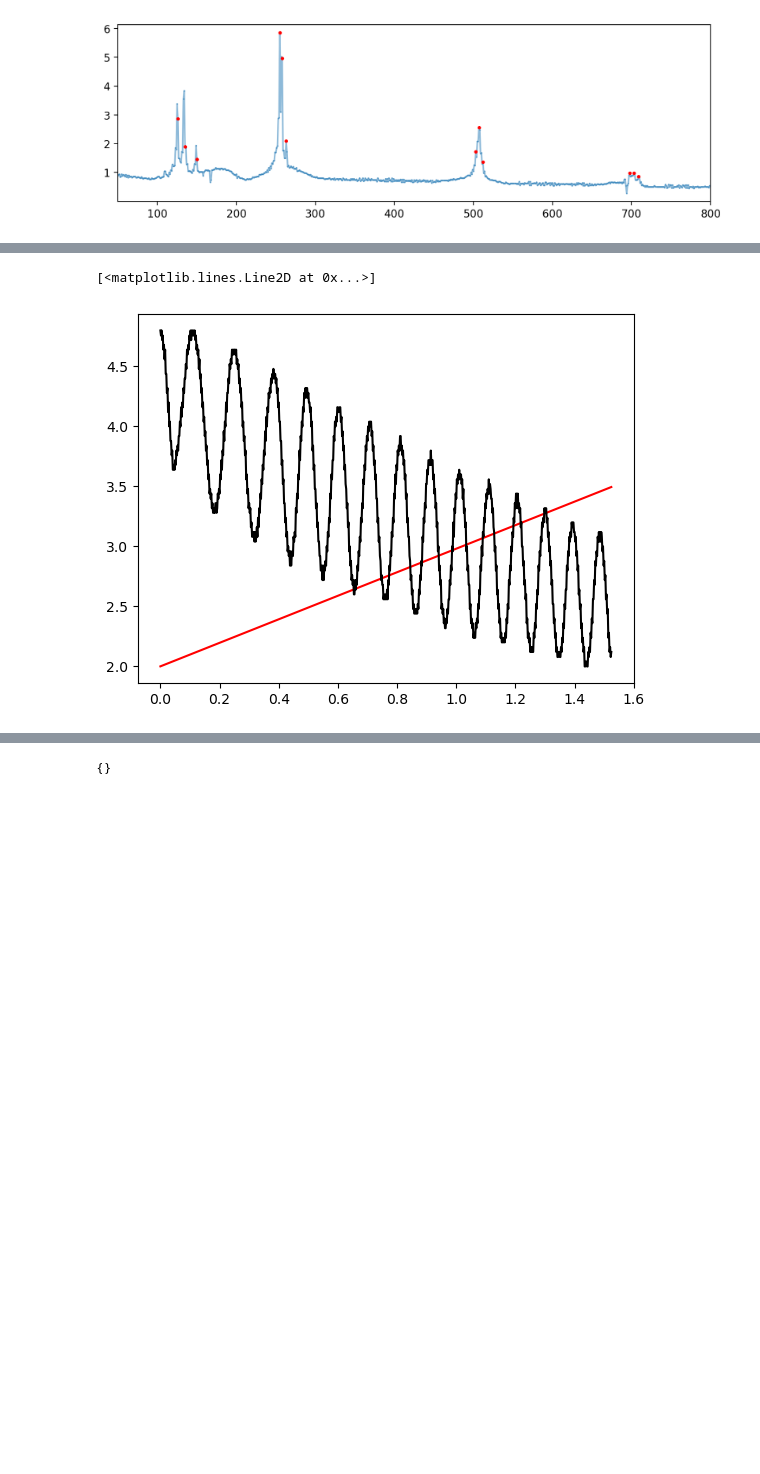
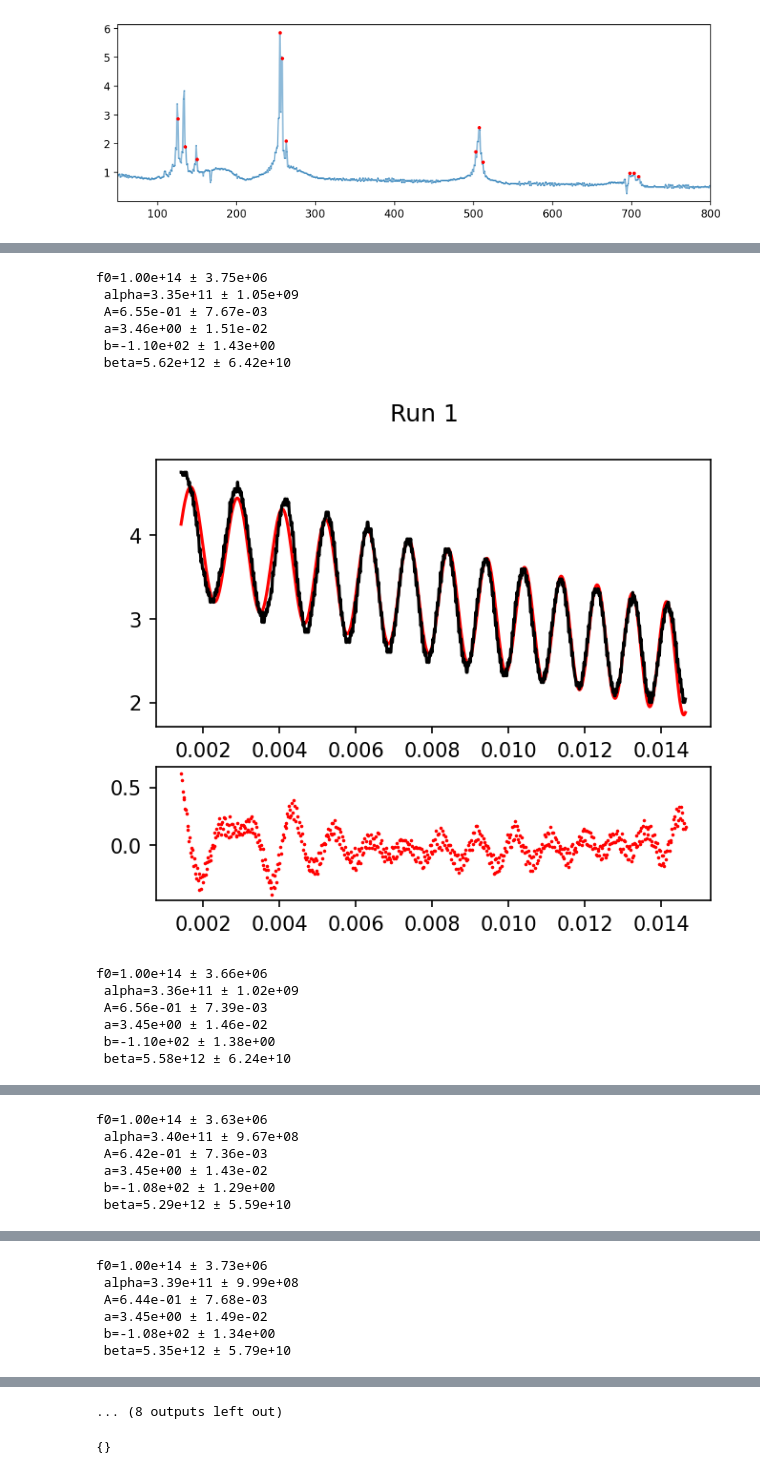
Before and after one commit to orpereira/PHYS469, a Jupyter notebook: saturation_spectroscopy/analysis_final.ipynb, the cells around one changed output, grey strips where cells are left out. Saved outputs shown, nothing was run; the diff lists cells and outputs as text; code cells hidden in the pictures; blank space fills up the shorter version.

```diff
--- a/saturation_spectroscopy/analysis_final.ipynb
+++ b/saturation_spectroscopy/analysis_final.ipynb
@@ -220,14 +226,22 @@ plt.xlim(50, 800)
 # %%
 # defining fit function
+def interference_model(t, a, b, c, d, e, f):
+    frequency = a + b * t + c * t**2
+    return f + np.cos((4 * np.pi * (0.34) / (3e8)) * frequency) + d * t + e*t**2
+    # return I0 * (1 + np.cos((4 * np.pi * (0.34) / (3e8)) * frequency)
 
-def interference_model(t, a, b, c, d):
-    frequency = a + b * t + c * t**2
-    return 1 + np.cos((4 * np.pi * (0.34) / (3e8)) * frequency) + d * t
-    # return I0 * (1 + np.cos((4 * np.pi * (0.34) / (3e8)) * frequency)
+# testing
+def interference_model2(t, f0, alpha, A, a, b, beta):
+    delta_L = 0.34  # Path difference in m
+    c = 3e8  # Speed of light in m/s
+    f_t = f0 + alpha * t + beta*t**2  # Quadratic model for the frequency sweep f(t)
+    phase = (4 * np.pi * delta_L / c) * f_t
+    ramp = a + b*t  # linear model for the ramp g(t)
+    return A * (1 + np.cos(phase)) + ramp
 # %%
 freq_gaps = {}
 
-for i in range(1, 11):
+for i in range(1,11):
 
     # load hyperfine peaks
     hyperfine_peaks_time = hyperfine_peaks['run'+str(i)]
@@ -236,7 +250,7 @@ for i in range(1, 11):
     inter_data = raw_probe_pump_data['run'+str(i)]['y3']
 
     # load the time
-    time = raw_probe_pump_data['run'+str(i)]['x'] * 10  # seconds
+    time = raw_probe_pump_data['run'+str(i)]['x'] / 10  # seconds
 
     # trim the data
     start = np.argwhere(inter_data == np.max(inter_data))[0][0]
@@ -253,40 +267,69 @@ for i in range(1, 11):
     # our freq gaps should be the difference between the frequency of each peaks
     # might need to add other scaling/constant terms to the fit function
 
-    # fit the data to a cosine wave, initial guesses for a, b, c, d
-    initial_guess = [1, 1, 0.1, -1]
+    # fit the data
+    alpha_guess = 4e11 if i==9 else 4.3e11
+    initial_guess = [1e14, alpha_guess, 1, 4.5, -100, 1e12]  # f0, alpha, A, a, b, beta
 
-    params, covariance = opt.curve_fit(interference_model, time, inter_data, p0=initial_guess, maxfev=10000)
+    params, covariance = opt.curve_fit(interference_model2, time, inter_data, p0=initial_guess, maxfev=1000000000)
+    errors = np.sqrt(np.diag(covariance))
+    print(f'f0={params[0]:.2e} ± {errors[0]:.2e}\n',
+          f'alpha={params[1]:.2e} ± {errors[1]:.2e}\n',
+          f'A={params[2]:.2e} ± {errors[2]:.2e}\n',
+          f'a={params[3]:.2e} ± {errors[3]:.2e}\n',
+          f'b={params[4]:.2e} ± {errors[4]:.2e}\n',
+          f'beta={params[5]:.2e} ± {errors[5]:.2e}')
+    # residuals dont look great but this is the best I can get it at,
+    # we can try using these parameter for f(t) and see if the values we get makes sense
+    # and then explain that the residuals look like shit bc theres a lot of things we dont know
+    # they vary with time, they vary with other shit/ are dependent of each other
+    #ie laser ramp isnt perfectly linear/quadratic, intensity isnt constant, etc...
 
     # # the stuff below gives us a good first look to see if our data makes sense since we get kind of the right order of magnitude
     # # but we are essentially assuming the frequency is linear with time, which is not true
 
 
     # find the time intervals between the peaks
     # time_intervals = np.diff(time[inter_peaks])
 
     # # convert to frequency space using delta_f = c / (2 * delta_L * time_intervals)
     # c = 3e8 # m/s
     # delta_L = 0.34 # meters
     # frequencies = c / (2 * delta_L * time_intervals)
 
     # # build frequency scale for this run
     # frequency_scale = np.cumsum(np.insert(frequencies, 0, 0))
 
     # # interpolate the probe + pump data to the frequency scale
     # time_to_frequency = interp1d(time[inter_peaks], frequency_scale, kind='linear', fill_value="extrapolate")
 
     # # Apply the mapping to get frequency positions of hyperfine peaks
     # hyperfine_frequencies = time_to_frequency(time[hyperfine_peaks_time])
 
 
     # # this stuff is good to use i think, only the stuff above has to change
     # # get the difference between the peaks
     # difference = np.diff(hyperfine_frequencies)
 
     # freq_gaps['run_'+str(i)] = difference
-plt.plot(time, interference_model(time, *params), color = 'r')
-plt.plot(time, inter_data, color = 'k')
+
+    fig, axes = plt.subplots(2, 1, figsize=(5,4), dpi=150, gridspec_kw={'height_ratios': [2, 1]})
+    fig.suptitle(f'Run {i}')
+    axes[0].plot(time, interference_model2(time, *params), color = 'r')
+    axes[0].plot(time, inter_data, color = 'k')
+    axes[1].scatter(time, inter_data-interference_model2(time, *params), color = 'r', s=0.5)
+    plt.show()
 # %% [output]
-[<matplotlib.lines.Line2D at 0x...>]
+f0=1.00e+14 ± 3.75e+06
+ alpha=3.35e+11 ± 1.05e+09
+ A=6.55e-01 ± 7.67e-03
+ a=3.46e+00 ± 1.51e-02
+ b=-1.10e+02 ± 1.43e+00
+ beta=5.62e+12 ± 6.42e+10
-[figure, old version]
+[figure, new version]
+f0=1.00e+14 ± 3.66e+06
+ alpha=3.36e+11 ± 1.02e+09
+ A=6.56e-01 ± 7.39e-03
+ a=3.45e+00 ± 1.46e-02
+ b=-1.10e+02 ± 1.38e+00
+ beta=5.58e+12 ± 6.24e+10
@@ -292,0 +337,6 @@ plt.plot(time, inter_data, color = 'k')
+f0=1.00e+14 ± 3.63e+06
+ alpha=3.40e+11 ± 9.67e+08
+ A=6.42e-01 ± 7.36e-03
+ a=3.45e+00 ± 1.43e-02
+ b=-1.08e+02 ± 1.29e+00
+ beta=5.29e+12 ± 5.59e+10
@@ -292,0 +344,6 @@ plt.plot(time, inter_data, color = 'k')
+f0=1.00e+14 ± 3.73e+06
+ alpha=3.39e+11 ± 9.99e+08
+ A=6.44e-01 ± 7.68e-03
+ a=3.45e+00 ± 1.49e-02
+ b=-1.08e+02 ± 1.34e+00
+ beta=5.35e+12 ± 5.79e+10
@@ -293,3 +365,4 @@ plt.plot(time, inter_data, color = 'k')
+... (8 outputs left out)
 # %%
 freq_gaps
 # we expect roughly 10e7, 10e8 Hz for the gaps between hyperfine peaks within the same broad dip
```
Also changed, not shown: parts of 3 cells of this notebook.
